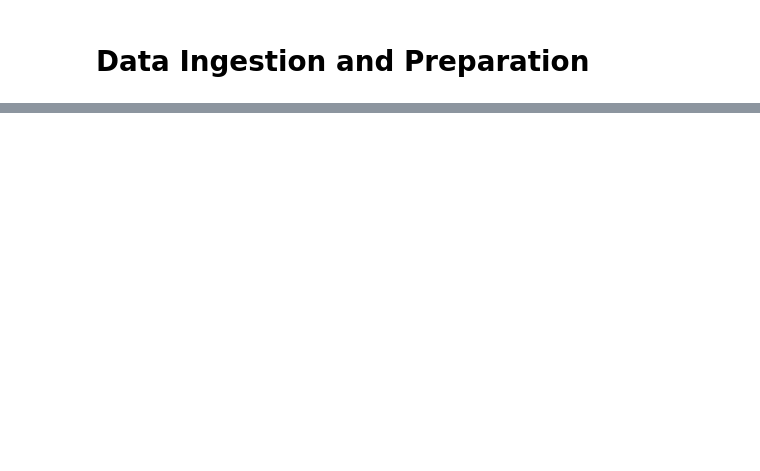
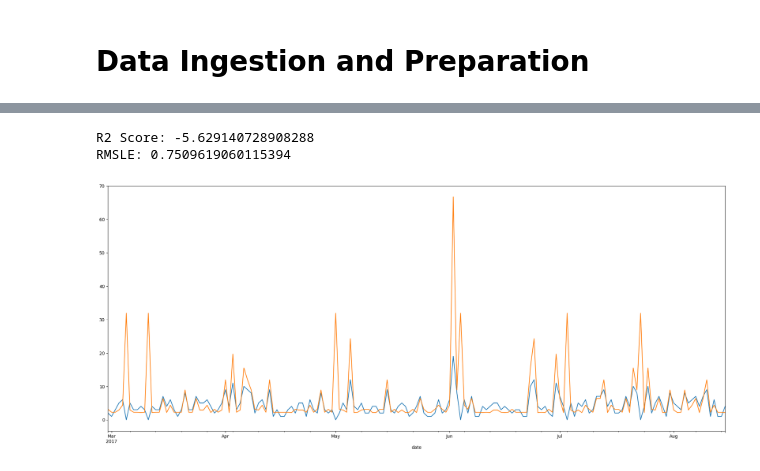
Before and after one commit to Nasibul/e-commerce, a Jupyter notebook: Advanced ARIMA/RNN & LSTM.ipynb, the cells around one changed output, grey strips where cells are left out. Cells and saved outputs as stored; diff of their text form; code cells hidden in the pictures; blank space fills up the shorter version.

```diff
--- a/Advanced ARIMA/RNN & LSTM.ipynb
+++ b/Advanced ARIMA/RNN & LSTM.ipynb
@@ -63,7 +41,14 @@ Y = emp
 # %%
-es = keras.callbacks.EarlyStopping(monitor='loss', mode='min', patience=10, min_delta=0.05)
-X_train, X_test, y_train, y_test = train_test_split(exog, Y, test_size=0.10, random_state=5, shuffle=False)
-X_train = X_train.values.reshape(1, X_train.shape[0], X_train.shape[1])
-X_test = X_test.values.reshape(1, X_test.shape[0], X_test.shape[1])
-y_train = y_train.reshape(1, y_train.shape[0], y_train.shape[1], y_train.shape[2])
-y_test = y_test.reshape(1, y_test.shape[0], y_test.shape[1], y_test.shape[2])
+X = train
+Y = train.shift(-1, fill_value=0)
+X_train, X_test, y_train, y_test = train_test_split(X, Y, test_size=0.10, random_state=5, shuffle=False)
+X_test_copy = X_test
+X_test_index = X_test.index
+X_train = X_train.values.reshape(X_train.shape[0], X_train.shape[1], 1)
+X_test = X_test.values.reshape(X_test.shape[0], X_test.shape[1], 1)
+y_train = y_train.values.reshape(y_train.shape[0], 1782, 1)
+y_test = y_test.values.reshape(y_test.shape[0], 1782, 1)
+print(X_train.shape)
+print(X_test.shape)
+print(y_train.shape)
+print(y_test.shape)
@@ -82,12 +64,12 @@ print(y_test.shape)
 # %%
 rnn = keras.models.Sequential([
-    keras.layers.SimpleRNN(100, return_sequences=True, input_shape=[None, X_train.shape[2]]),
+    keras.layers.SimpleRNN(100, return_sequences=True, input_shape=[X_train.shape[1], X_train.shape[2]]),
     keras.layers.SimpleRNN(100, return_sequences=True),
-    keras.layers.SimpleRNN(100),
-    keras.layers.Dense(16)
+    keras.layers.SimpleRNN(100, return_sequences=True),
+    keras.layers.Dense(1)
 ])
 rnn.compile(loss=keras.losses.MeanSquaredLogarithmicError(), optimizer=tf.keras.optimizers.Adam())
 rnn.summary()
-rnn.fit(X_train, y_train, epochs=200, callbacks=[es])
-pred_rnn = np.round(abs(rnn.predict(X_test)))
+rnn.fit(X_train, y_train, epochs=100, callbacks=[es])
+pred_rnn = abs(rnn.predict(X_test))
 # %% [output]
@@ -117,0 +146,4 @@ array([[8., 8., 9., 2., 1., 1., 9., 7., 2., 8., 7., 8., 8., 8., 8., 8.]],
+# %%
+pred_rnn = pred_rnn.reshape(169, 1782)
+pred = pd.DataFrame(pred_rnn, columns=X.columns, index=X_test_index)
+pred
@@ -117,0 +165,14 @@ array([[8., 8., 9., 2., 1., 1., 9., 7., 2., 8., 7., 8., 8., 8., 8., 8.]],
+# %%
+def compare(column):
+    df_test = X_test_copy[column]
+    prediction = pred[column]
+    df_test.plot(figsize=(25, 10))
+    prediction.plot()
+    print(f"R2 Score: {r2_score(df_test, prediction)}")
+    print(f"RMSLE: {mean_squared_log_error(df_test, prediction, squared=False)}")
+# %%
+compare('1_AUTOMOTIVE')
+# %% [output]
+R2 Score: -5.629140728908288
+RMSLE: 0.7509619060115394
+[figure, added]
```
Also changed, not shown: parts of 38 cells of this notebook.
